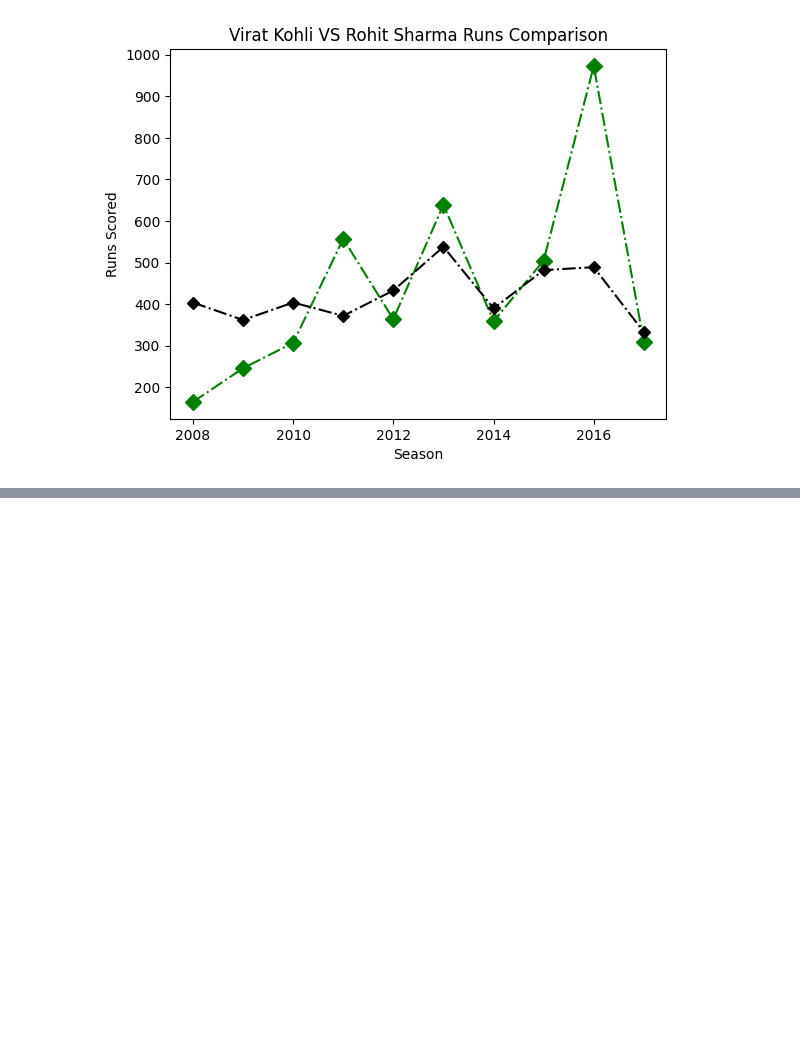
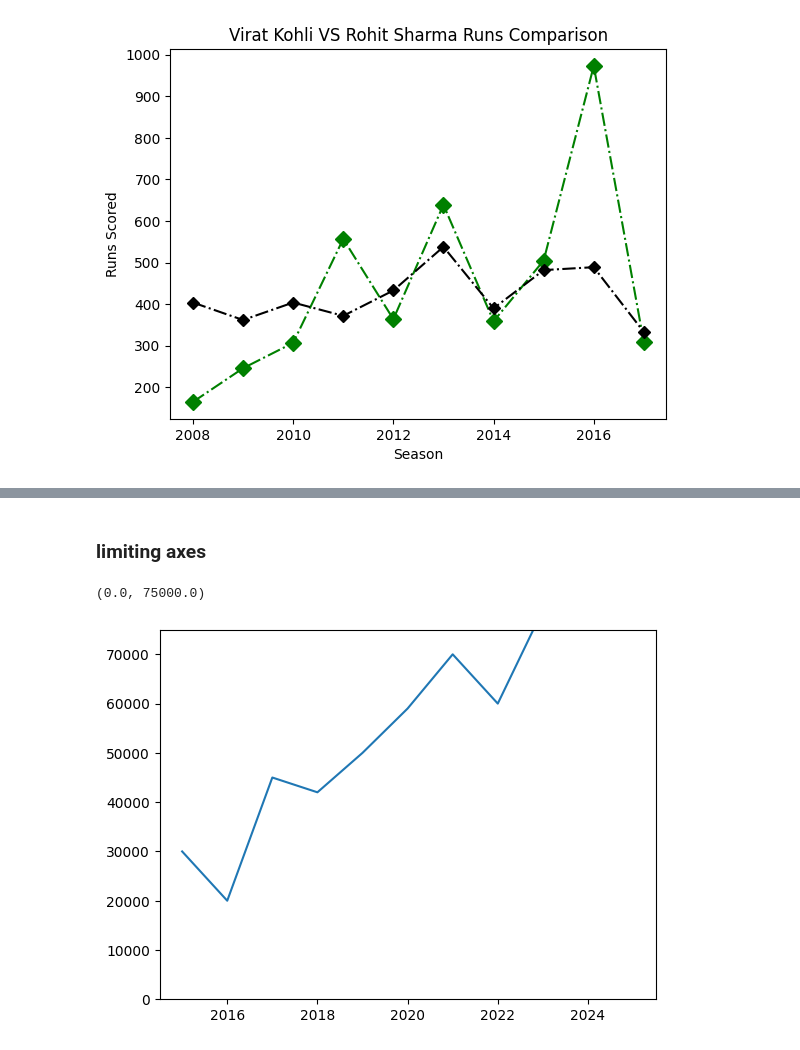
Before and after one commit to mohitjaryal/matplotlib, a Jupyter notebook: Datavisulization/sharmaKohliData.ipynb, the cells around one changed output, grey strips where cells are left out. Cells and saved outputs as stored; diff of their text form; code cells hidden in the pictures; blank space fills up the shorter version.

```diff
--- a/Datavisulization/sharmaKohliData.ipynb
+++ b/Datavisulization/sharmaKohliData.ipynb
@@ -158,0 +179,16 @@ Text(0, 0.5, 'Runs Scored')
+# %% [markdown]
+### limiting axes
+# %%
+# assume data
+
+years = [2015, 2016, 2017, 2018, 2019, 2020, 2021, 2022, 2023, 2024, 2025]
+price = [30000, 20000, 45000, 42000, 50000, 59000, 70000, 60000, 79000, 90000, 8000000]
+
+
+plt.plot(years,price)
+
+# defining range
+plt.ylim(0,75000)
+# %% [output]
+(0.0, 75000.0)
+[figure, added]
```
Also changed, not shown: parts of 2 cells of this notebook.
